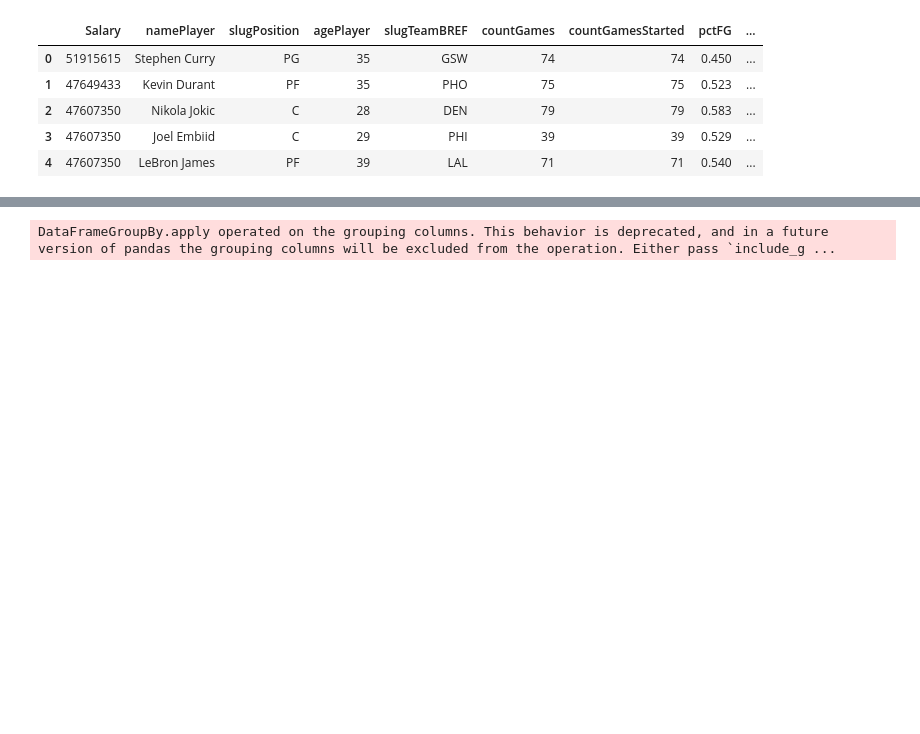
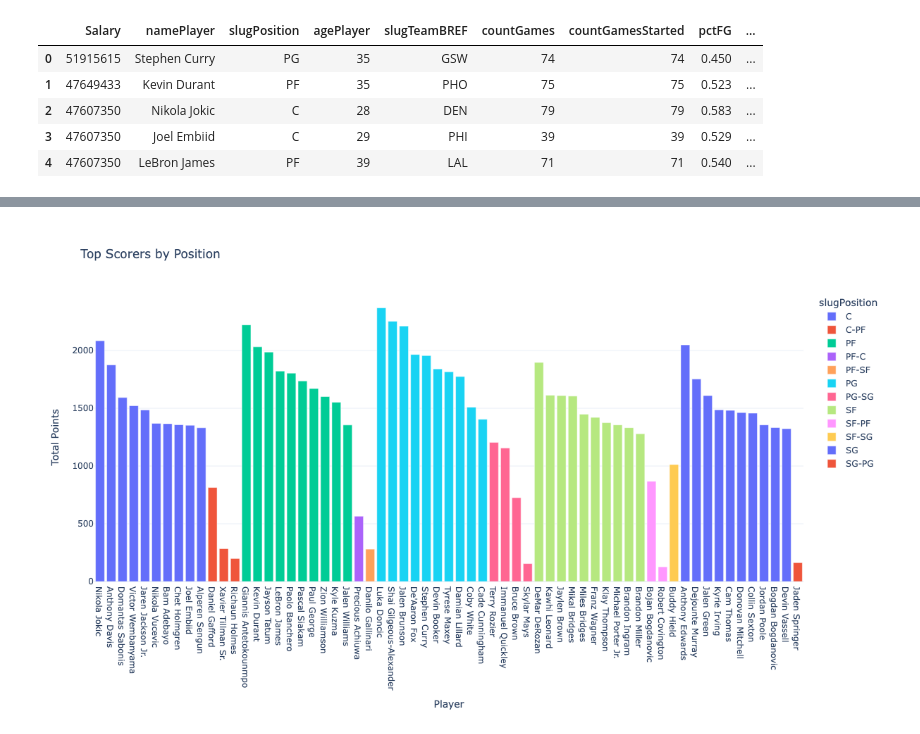
Before and after one commit to m-1806/nba, a Jupyter notebook: M.ipynb, the cells around one changed output, grey strips where cells are left out. Saved outputs shown, nothing was run; the diff lists cells and outputs as text; code cells hidden in the pictures; blank space fills up the shorter version.

```diff
--- a/M.ipynb
+++ b/M.ipynb
@@ -184,12 +208,12 @@ fig.show()
 # %%
 top_scorers = SS.groupby('slugPosition').apply(lambda x: x.nlargest(10, 'ptsTotals')).reset_index(drop=True)
 fig = px.bar(top_scorers, x='namePlayer', y='ptsTotals', color='slugPosition',
              title='Top Scorers by Position',
-             labels={'namePlayer': 'Player', 'ptsTotals': 'Total Points'},
+             labels={'namePlayer': 'Player', 'ptsTotals': 'Total Points'},height=700,
              hover_data=['slugTeamBREF'])
 fig.show()
 # %% [output]
-DataFrameGroupBy.apply operated on the grouping columns. This behavior is deprecated, and in a future version of pandas the grouping columns will be excluded from the operation. Either pass `include_g ...
+[figure, added]
 # %%
 fig = px.box(SS, x='slugPosition', y='pctFG',
              title='Distribution of FG% by Position',
```
Also changed, not shown: parts of 23 cells of this notebook.
